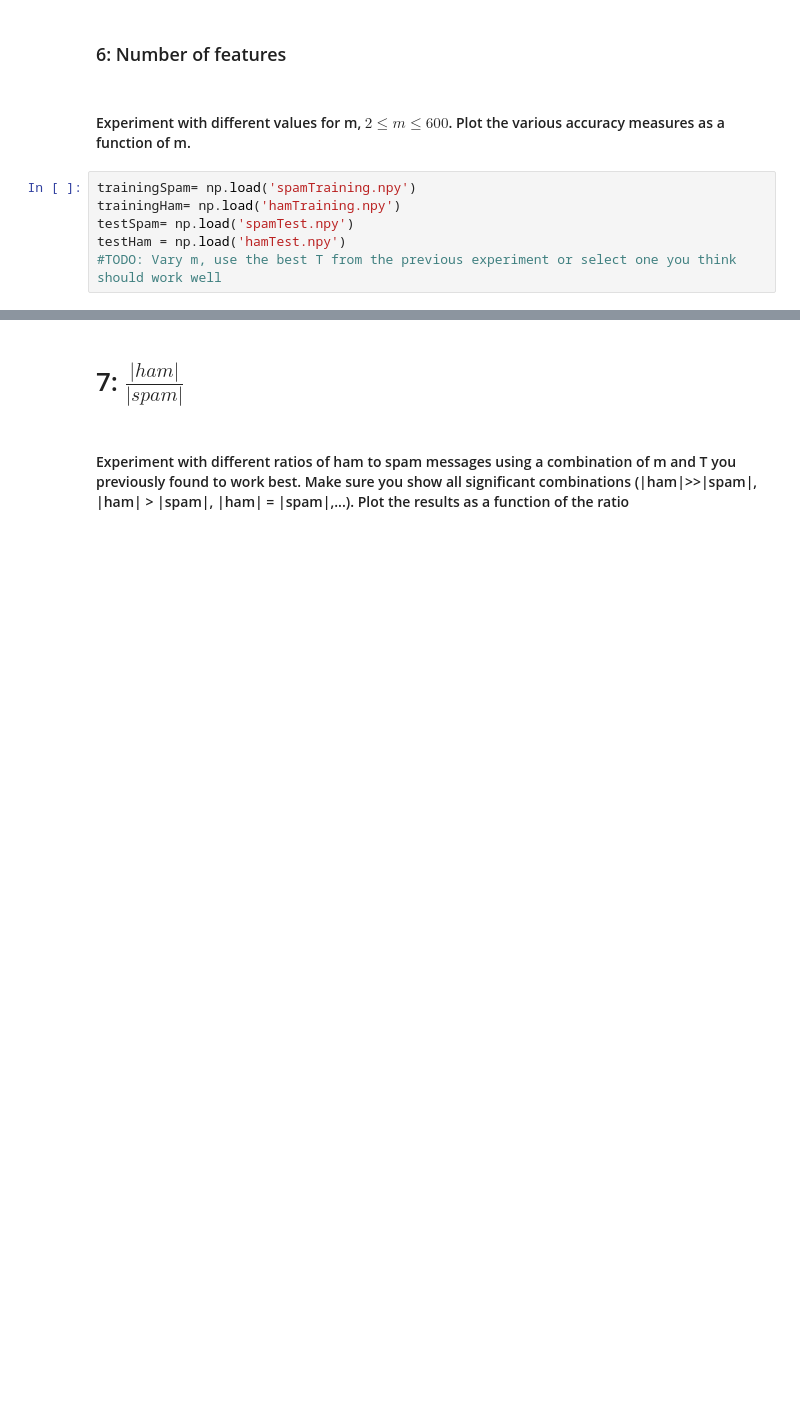
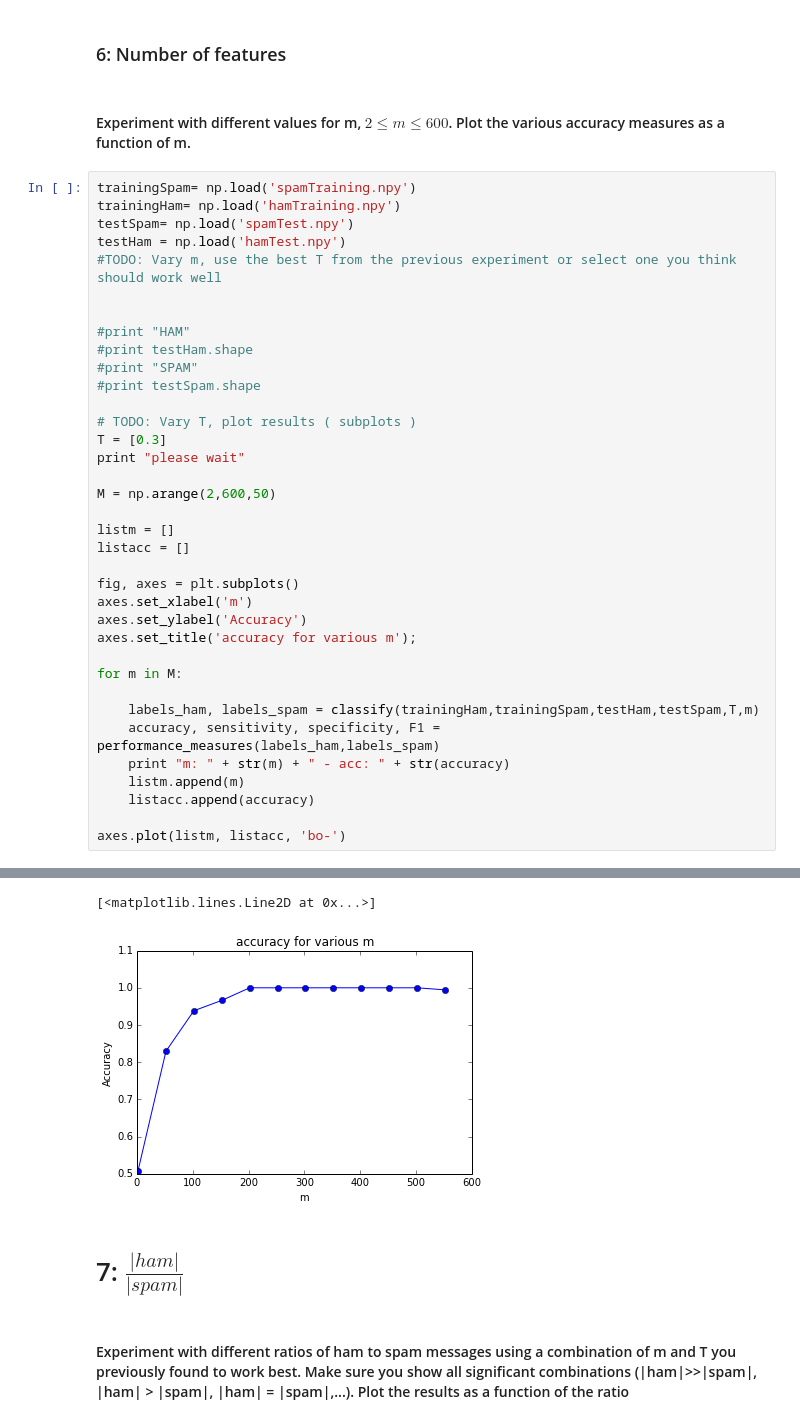
Before and after one commit to JensMeiners/ML1, a Jupyter notebook: Ex02/Sheet02_Implementation_new.ipynb, the cells around one changed output, grey strips where cells are left out. Drawn from its saved outputs; the diff is of its cells as text; blank space fills up the shorter version.

```diff
--- a/Ex02/Sheet02_Implementation_new.ipynb
+++ b/Ex02/Sheet02_Implementation_new.ipynb
@@ -272,3 +311,34 @@ trainingHam= np.load('hamTraining.npy')
 testSpam= np.load('spamTest.npy')
 testHam = np.load('hamTest.npy')
 #TODO: Vary m, use the best T from the previous experiment or select one you think should work well
+
+
+#print "HAM"
+#print testHam.shape
+#print "SPAM"
+#print testSpam.shape
+
+# TODO: Vary T, plot results ( subplots )
+T = [0.3]
+print "please wait"
+
+M = np.arange(2,600,50)
+
+listm = []
+listacc = []
+
+fig, axes = plt.subplots()
+axes.set_xlabel('m')
+axes.set_ylabel('Accuracy')
+axes.set_title('accuracy for various m');
+
+for m in M:
+
+    labels_ham, labels_spam = classify(trainingHam,trainingSpam,testHam,testSpam,T,m)
+    accuracy, sensitivity, specificity, F1 = performance_measures(labels_ham,labels_spam)
+    print "m: " + str(m) + " - acc: " + str(accuracy)
+    listm.append(m)
+    listacc.append(accuracy)
+
+axes.plot(listm, listacc, 'bo-')
+# %% [output]
@@ -275,3 +358,5 @@ testHam = np.load('hamTest.npy')
+[<matplotlib.lines.Line2D at 0x...>]
+[figure, added]
 # %% [markdown]
 # 7: $\frac{|ham|}{|spam|}$
 # %% [markdown]
```
Also changed, not shown: parts of 9 cells of this notebook, 4 other files.
